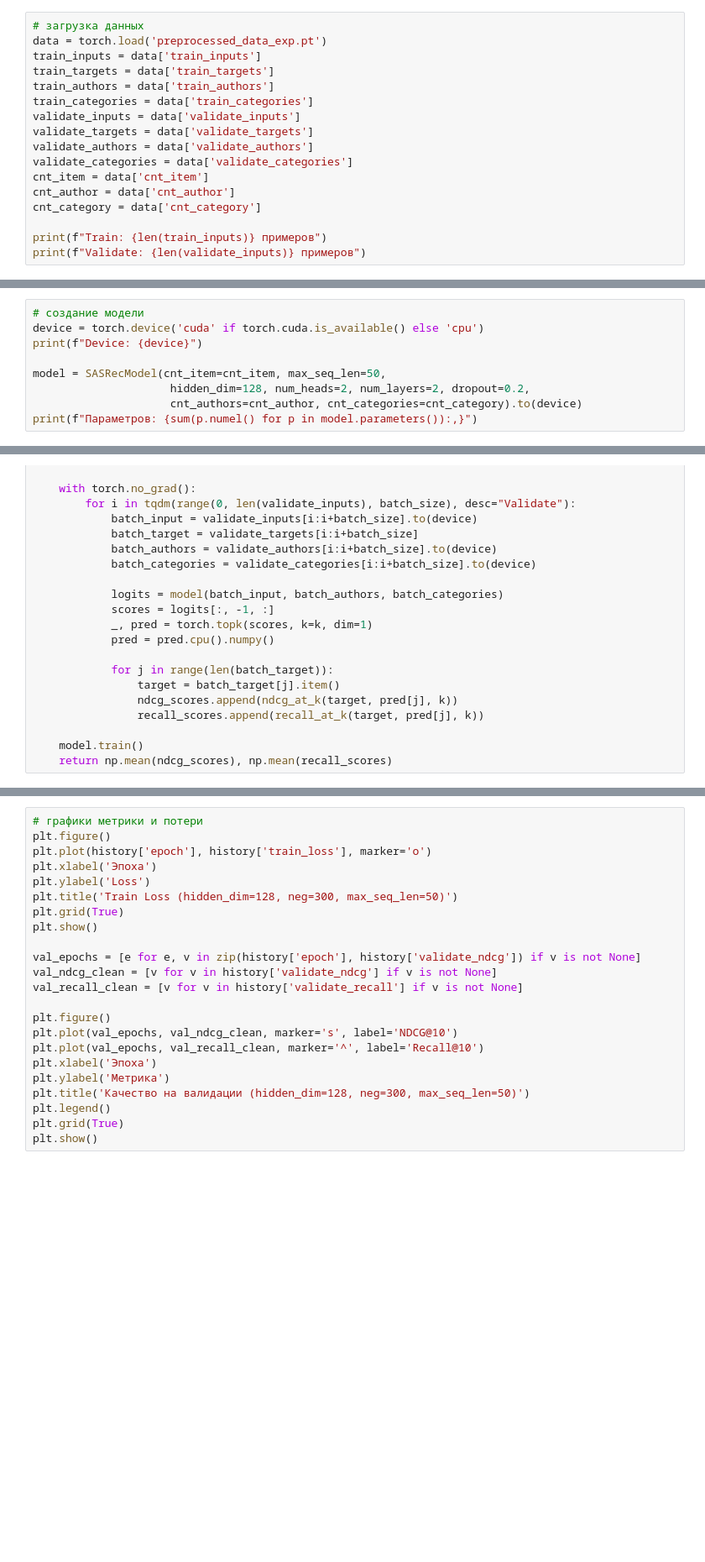
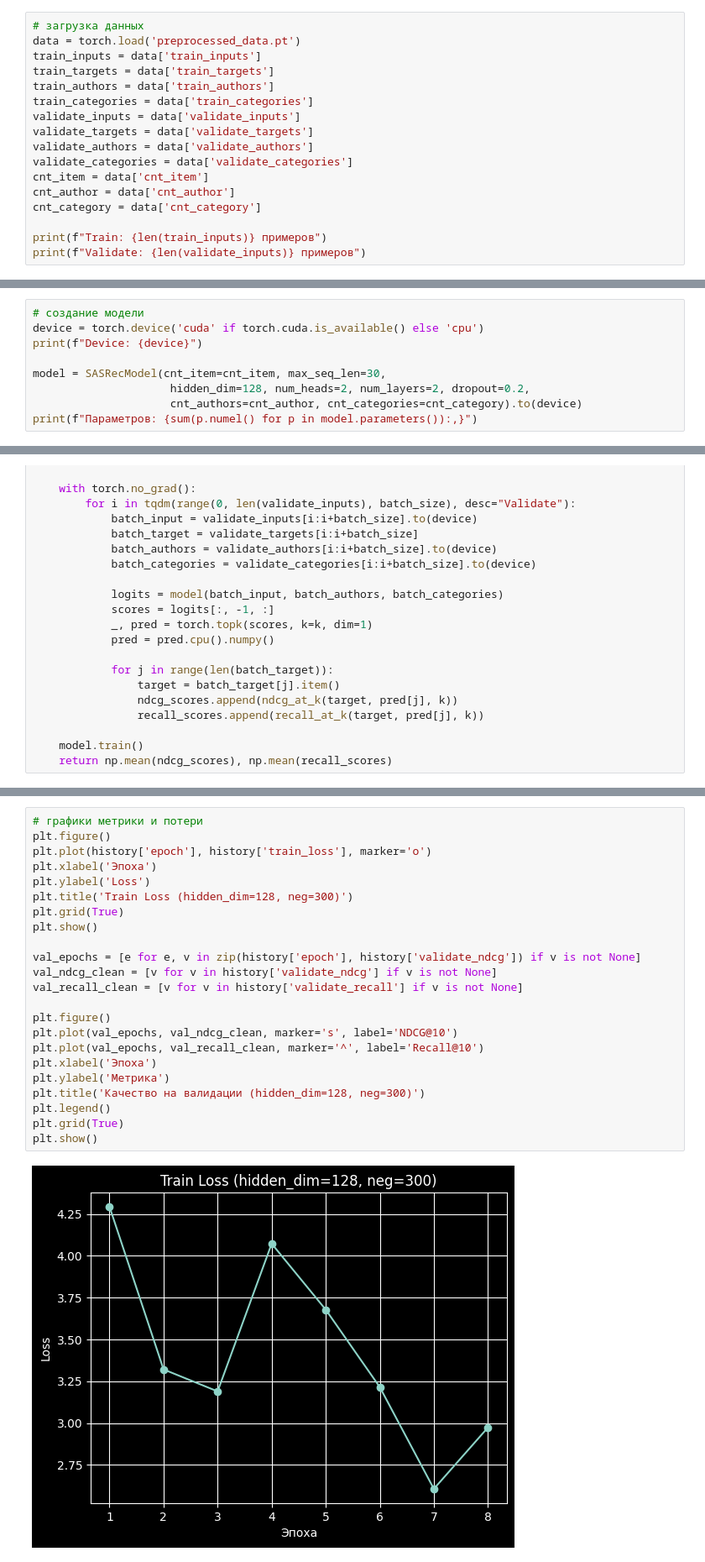
Before and after one commit to Katerina676/sasrec-ebs, a Jupyter notebook: train_exp.ipynb, the cells around one changed output, grey strips where cells are left out. Shown at 84% size. Cells and saved outputs as stored; diff of their text form; blank space fills up the shorter version.

Commit message:
done train_exp

```diff
--- a/train_exp.ipynb
+++ b/train_exp.ipynb
@@ -24,7 +24,7 @@ def recall_at_k(rel, pred, k=10):
     return recall
 # %%
 # загрузка данных
-data = torch.load('preprocessed_data_exp.pt')
+data = torch.load('preprocessed_data.pt')
 train_inputs = data['train_inputs']
 train_targets = data['train_targets']
 train_authors = data['train_authors']
@@ -49,7 +52,7 @@ train_loader = DataLoader(train_dataset, batch_size=batch_size, shuffle=True)
 device = torch.device('cuda' if torch.cuda.is_available() else 'cpu')
 print(f"Device: {device}")
 
-model = SASRecModel(cnt_item=cnt_item, max_seq_len=50,
+model = SASRecModel(cnt_item=cnt_item, max_seq_len=30,
                      hidden_dim=128, num_heads=2, num_layers=2, dropout=0.2,
                      cnt_authors=cnt_author, cnt_categories=cnt_category).to(device)
 print(f"Параметров: {sum(p.numel() for p in model.parameters()):,}")
@@ -152,23 +173,25 @@ print(f'Лучшая метрика NDCG@10 на валидации: {best_ndcg:
 # %%
 # графики метрики и потери
 plt.figure()
 plt.plot(history['epoch'], history['train_loss'], marker='o')
 plt.xlabel('Эпоха')
 plt.ylabel('Loss')
-plt.title('Train Loss (hidden_dim=128, neg=300, max_seq_len=50)')
+plt.title('Train Loss (hidden_dim=128, neg=300)')
 plt.grid(True)
 plt.show()
 
 val_epochs = [e for e, v in zip(history['epoch'], history['validate_ndcg']) if v is not None]
 val_ndcg_clean = [v for v in history['validate_ndcg'] if v is not None]
 val_recall_clean = [v for v in history['validate_recall'] if v is not None]
 
 plt.figure()
 plt.plot(val_epochs, val_ndcg_clean, marker='s', label='NDCG@10')
 plt.plot(val_epochs, val_recall_clean, marker='^', label='Recall@10')
 plt.xlabel('Эпоха')
 plt.ylabel('Метрика')
-plt.title('Качество на валидации (hidden_dim=128, neg=300, max_seq_len=50)')
+plt.title('Качество на валидации (hidden_dim=128, neg=300)')
 plt.legend()
 plt.grid(True)
 plt.show()
+# %% [output]
+[figure, added]
```
Also changed, not shown: parts of 5 cells of this notebook, 2 other files.
